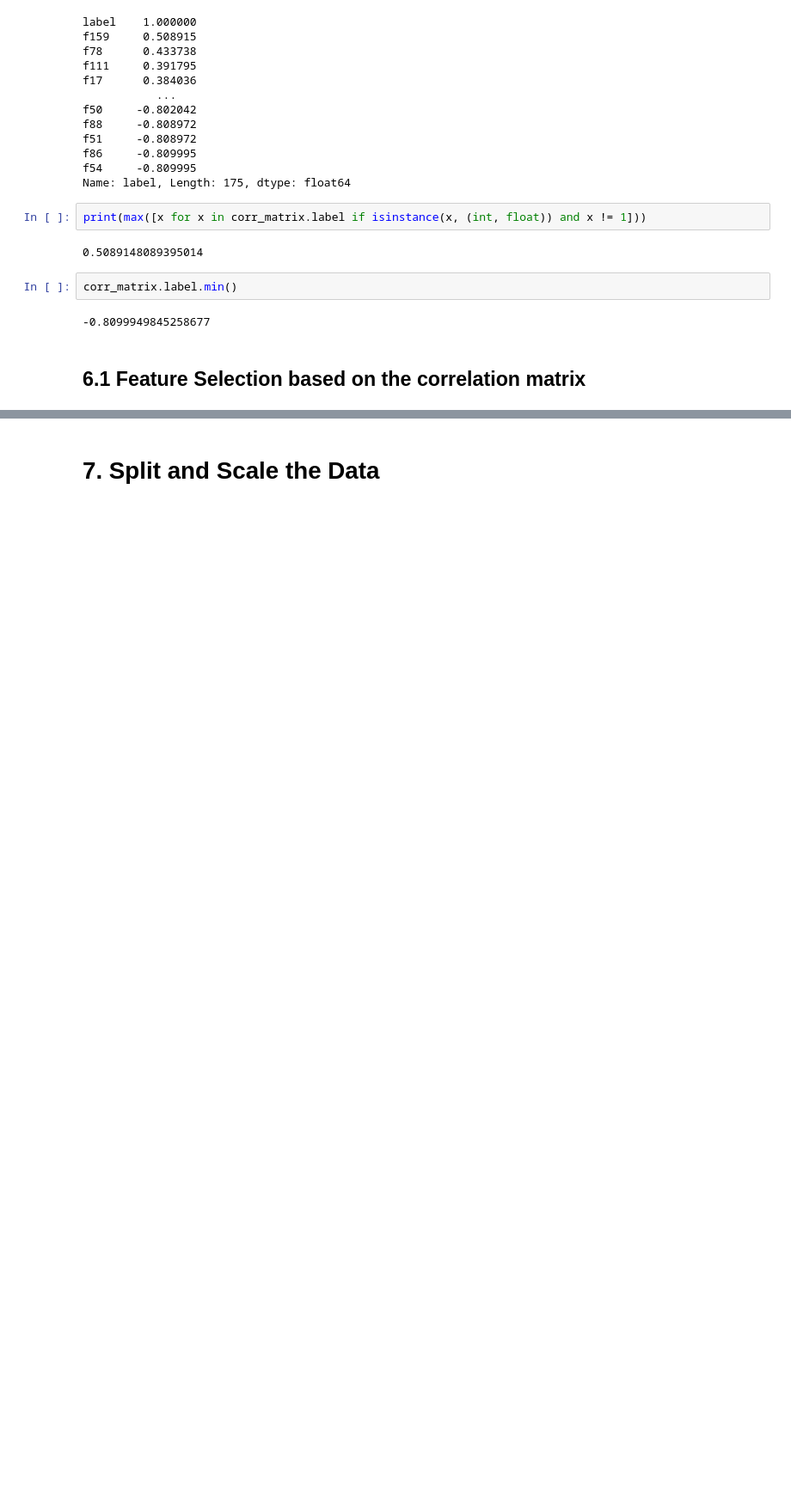
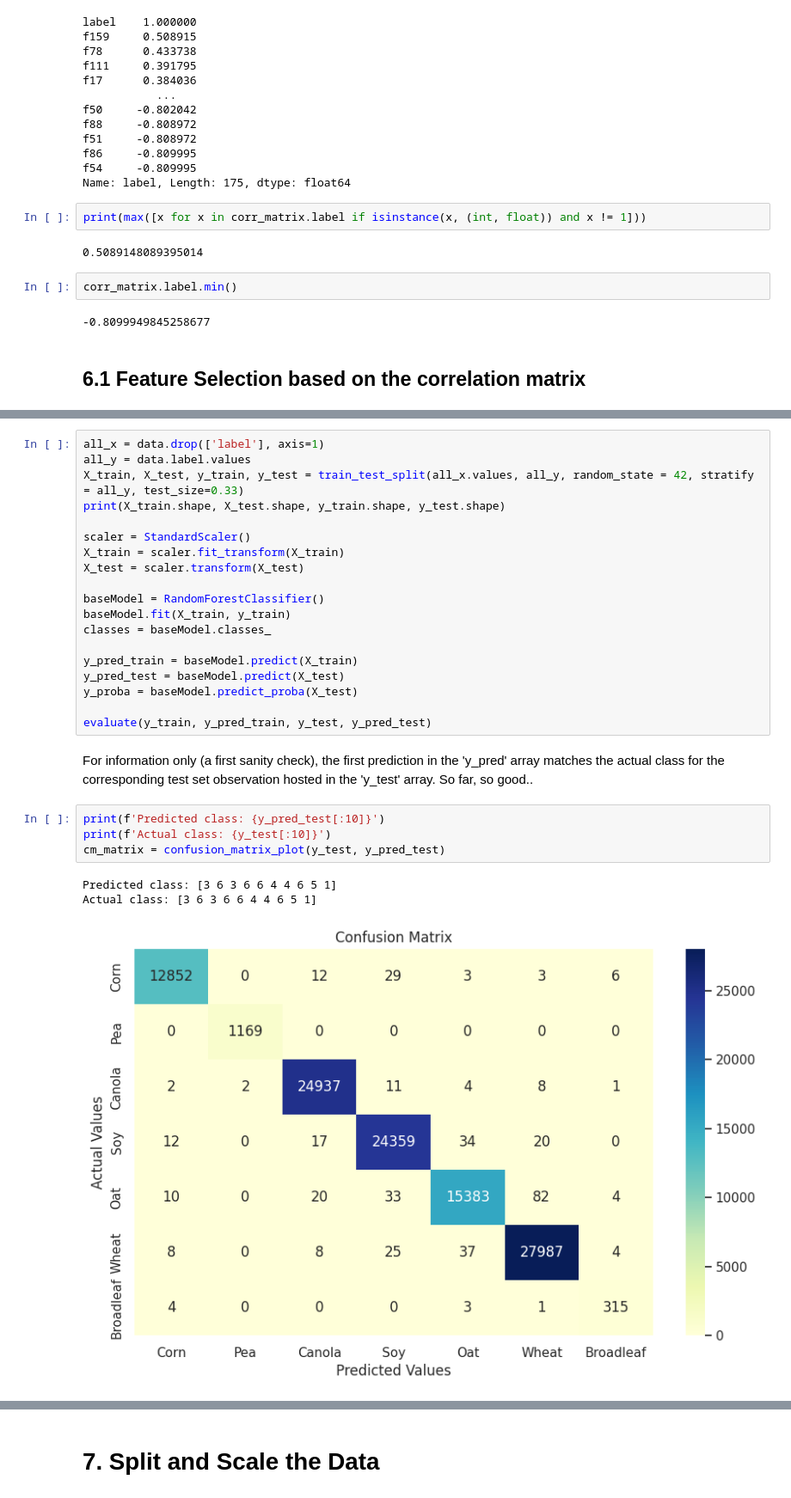
Before and after one commit to danielAdama/crop-mapping-classification, a Jupyter notebook: Crop_mapping_using_fused_optical_radar.ipynb, the cells around one changed output, grey strips where cells are left out. Shown at 86% size. Drawn from its saved outputs; the diff is of its cells as text; blank space fills up the shorter version.

```diff
--- a/Crop_mapping_using_fused_optical_radar.ipynb
+++ b/Crop_mapping_using_fused_optical_radar.ipynb
@@ -309,0 +378,29 @@ data_cleaned = data_cleaned.drop(['label'], axis = 1)
+# %%
+all_x = data.drop(['label'], axis=1)
+all_y = data.label.values
+X_train, X_test, y_train, y_test = train_test_split(all_x.values, all_y, random_state = 42, stratify = all_y, test_size=0.33)
+print(X_train.shape, X_test.shape, y_train.shape, y_test.shape)
+
+scaler = StandardScaler()
+X_train = scaler.fit_transform(X_train)
+X_test = scaler.transform(X_test)
+
+baseModel = RandomForestClassifier()
+baseModel.fit(X_train, y_train)
+classes = baseModel.classes_
+
+y_pred_train = baseModel.predict(X_train)
+y_pred_test = baseModel.predict(X_test)
+y_proba = baseModel.predict_proba(X_test)
+
+evaluate(y_train, y_pred_train, y_test, y_pred_test)
+# %% [markdown]
+For information only (a first sanity check), the first prediction in the 'y_pred' array matches the actual class for the corresponding test set observation hosted in the 'y_test' array. So far, so good..
+# %%
+print(f'Predicted class: {y_pred_test[:10]}')
+print(f'Actual class: {y_test[:10]}')
+cm_matrix = confusion_matrix_plot(y_test, y_pred_test)
+# %% [output]
+Predicted class: [3 6 3 6 6 4 4 6 5 1]
+Actual class: [3 6 3 6 6 4 4 6 5 1]
+[figure, added]
```
Also changed, not shown: parts of 31 cells of this notebook.
